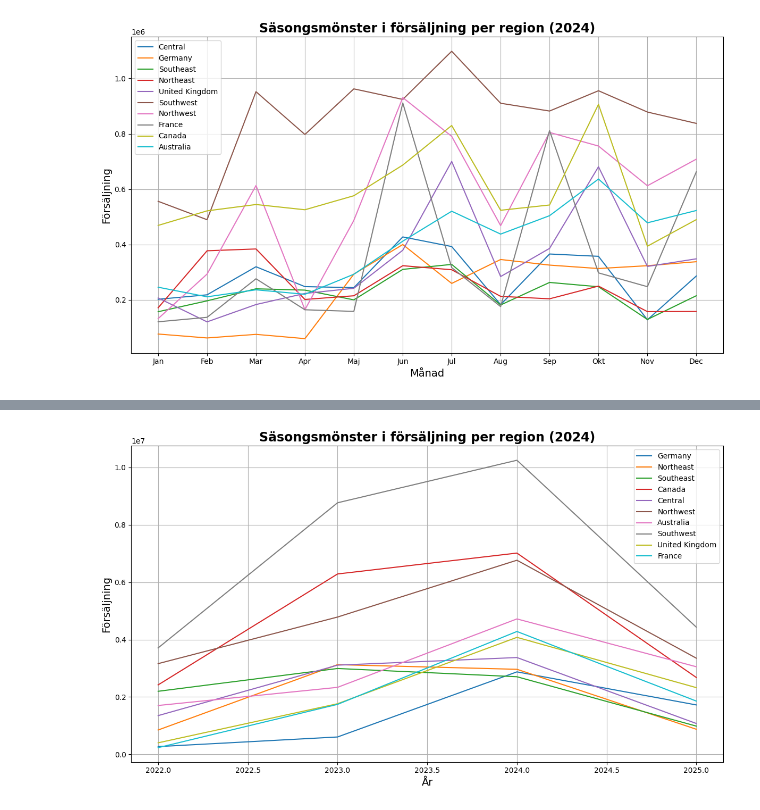
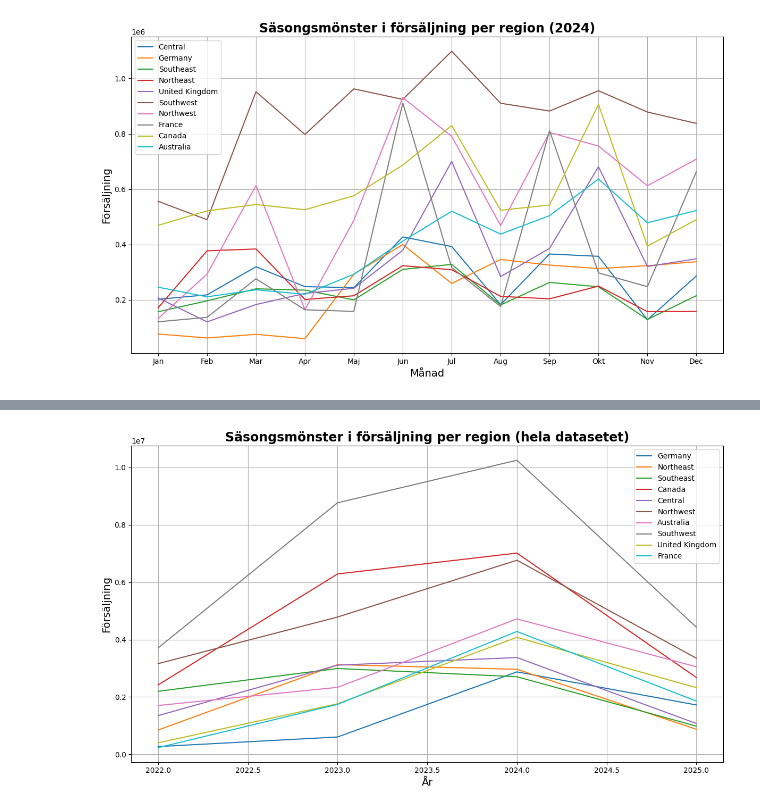
Before and after one commit to MagdalenaPersson/adventureworks-analys, a Jupyter notebook: notebooks/analys.ipynb, the cells around one changed output, grey strips where cells are left out. Saved outputs shown, nothing was run; the diff lists cells and outputs as text; code cells hidden in the pictures.

```diff
--- a/notebooks/analys.ipynb
+++ b/notebooks/analys.ipynb
@@ -564,30 +668,30 @@ plt.show()
 # %%
 query_vis10 = """
 SELECT
     st.Name AS Region,
     YEAR(OrderDate) AS [Year],
     SUM(TotalDue) AS TotalSales
 FROM Sales.SalesOrderHeader soh
 INNER JOIN Sales.SalesTerritory st ON soh.TerritoryID = st.TerritoryID
 GROUP BY st.Name, YEAR(OrderDate)
 ORDER BY [Year]
 """
 
 df_vis10 = query_df(query_vis10)
 
 fig, ax = plt.subplots(figsize=(12,7))
 
 for region in df_vis10["Region"].unique():
     data = df_vis10[df_vis10["Region"] == region]
     ax.plot(data["Year"], data["TotalSales"], label=region)
 
-ax.set_title("Säsongsmönster i försäljning per region (2024)", fontsize=17, fontweight="bold")
+ax.set_title("Säsongsmönster i försäljning per region (hela datasetet)", fontsize=17, fontweight="bold")
 ax.set_xlabel("År", fontsize=14)
 ax.set_ylabel("Försäljning", fontsize=14)
 ax.legend()
 ax.grid(True)
 
 plt.tight_layout()
 plt.show()
 # %% [output]
-[figure, old version]
+[figure, new version]
```
Also changed, not shown: parts of 24 cells of this notebook.
